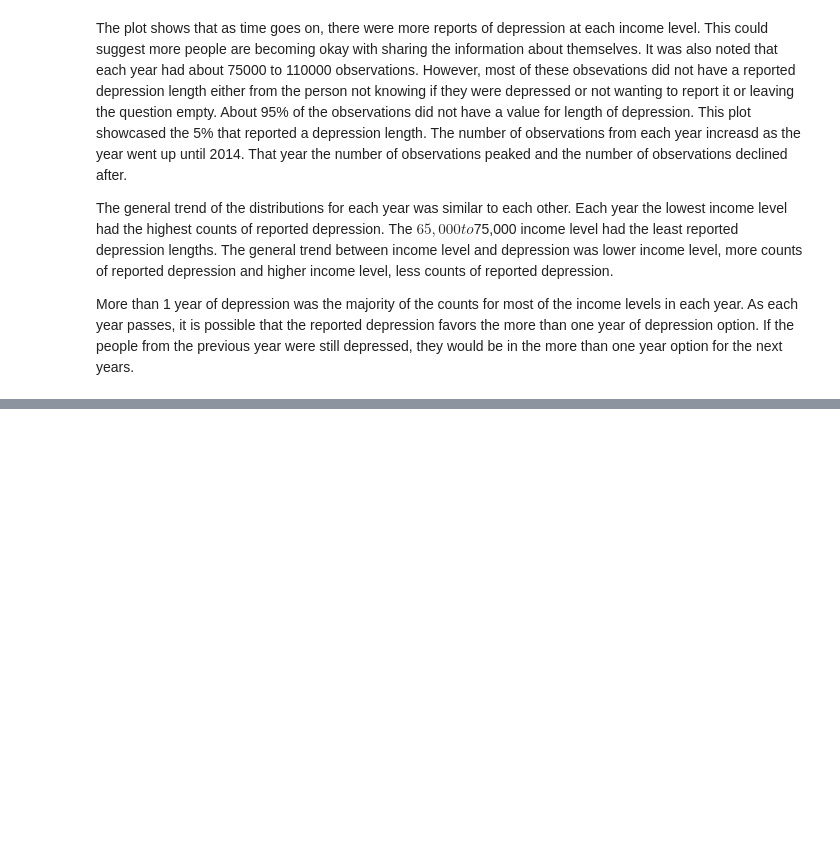
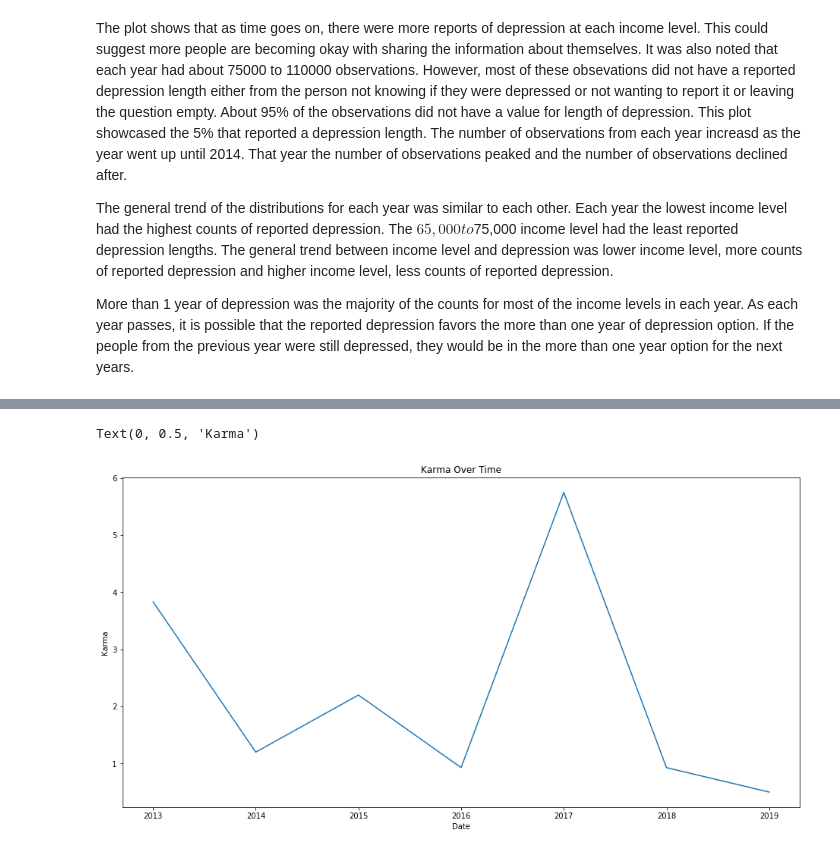
Before and after one commit to andy-alba/Analyzing-Mental-Health-in-America, a Jupyter notebook: Feature_Dictionary_Maker.ipynb, the cells around one changed output, grey strips where cells are left out. Drawn from its saved outputs; the diff is of its cells as text; code cells hidden in the pictures; blank space fills up the shorter version.

```diff
--- a/Feature_Dictionary_Maker.ipynb
+++ b/Feature_Dictionary_Maker.ipynb
@@ -160,0 +278,8 @@ More than 1 year of depression was the majority of the counts for most of the in
+# %%
+for submission in subreddit.top(limit = 100, params = {'created_utc':1556668800}):
+    print(submission.created_utc)
+
+# last_update_utc = 1558828800
+# for submission in subreddit.new(limit=1000):
+#     karma.append(submission.score)
+#     ID.append(submission.id)
@@ -160,0 +304,22 @@ More than 1 year of depression was the majority of the counts for most of the in
+# %%
+ka3 = []
+ID3 = []
+time3 = []
+
+# appends the titles of the first 100 posts to a list   contro top
+for submission in subreddit.controversial(limit=100):
+    ka3.append(submission.upvote_ratio)
+    ID3.append(submission.id)
+    time3.append(submission.created_utc)
+
+
+# text3 = []
+cont = pd.DataFrame({'karma': ka3, 'ID': ID3, 'time': time3})
+# for post in [df[df['karma']>100].ID.iloc[i] for i in range(len(df[df['karma']>100].ID))]:
+#     test = reddit.submission(id=post)
+#     text3.append(test.selftext)
+# %%
+cont.time = pd.to_datetime(cont.time, unit ='s')
+cont.time = cont.time.map(lambda x: x.strftime('%Y'))
+b = cont.sort_values(by=['time']).groupby('time').apply(lambda x:x.karma.mean())
+b
@@ -160,0 +339,9 @@ More than 1 year of depression was the majority of the counts for most of the in
+# %%
+
+plt.figure(figsize=(16,8))
+sns.lineplot(x = range(2013,2020), y = b.iloc[3:]).set_title('Karma Over Time')
+plt.xlabel('Date')
+plt.ylabel('Karma')
+# %% [output]
+Text(0, 0.5, 'Karma')
+[figure, added]
```
Also changed, not shown: parts of 20 cells of this notebook.
